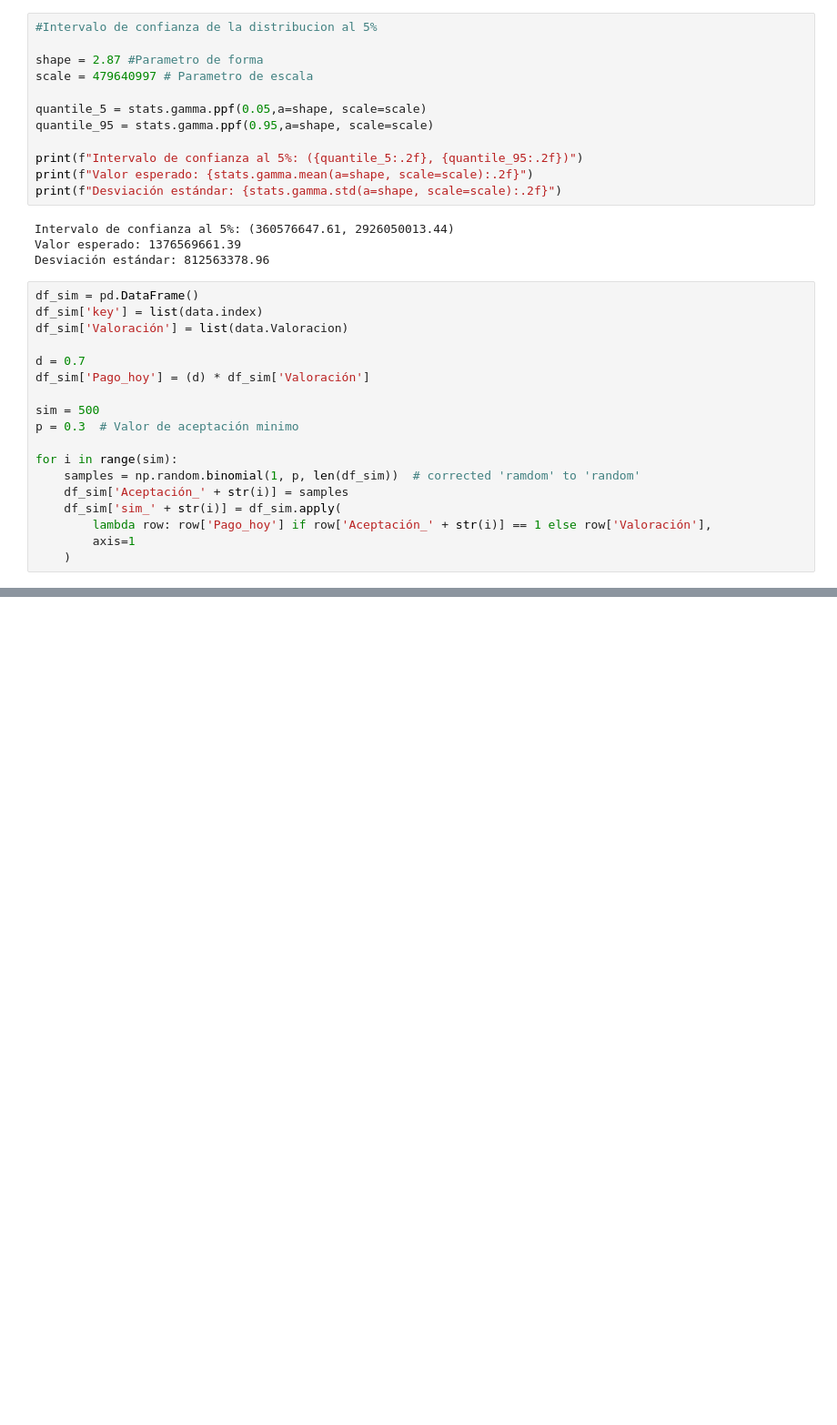
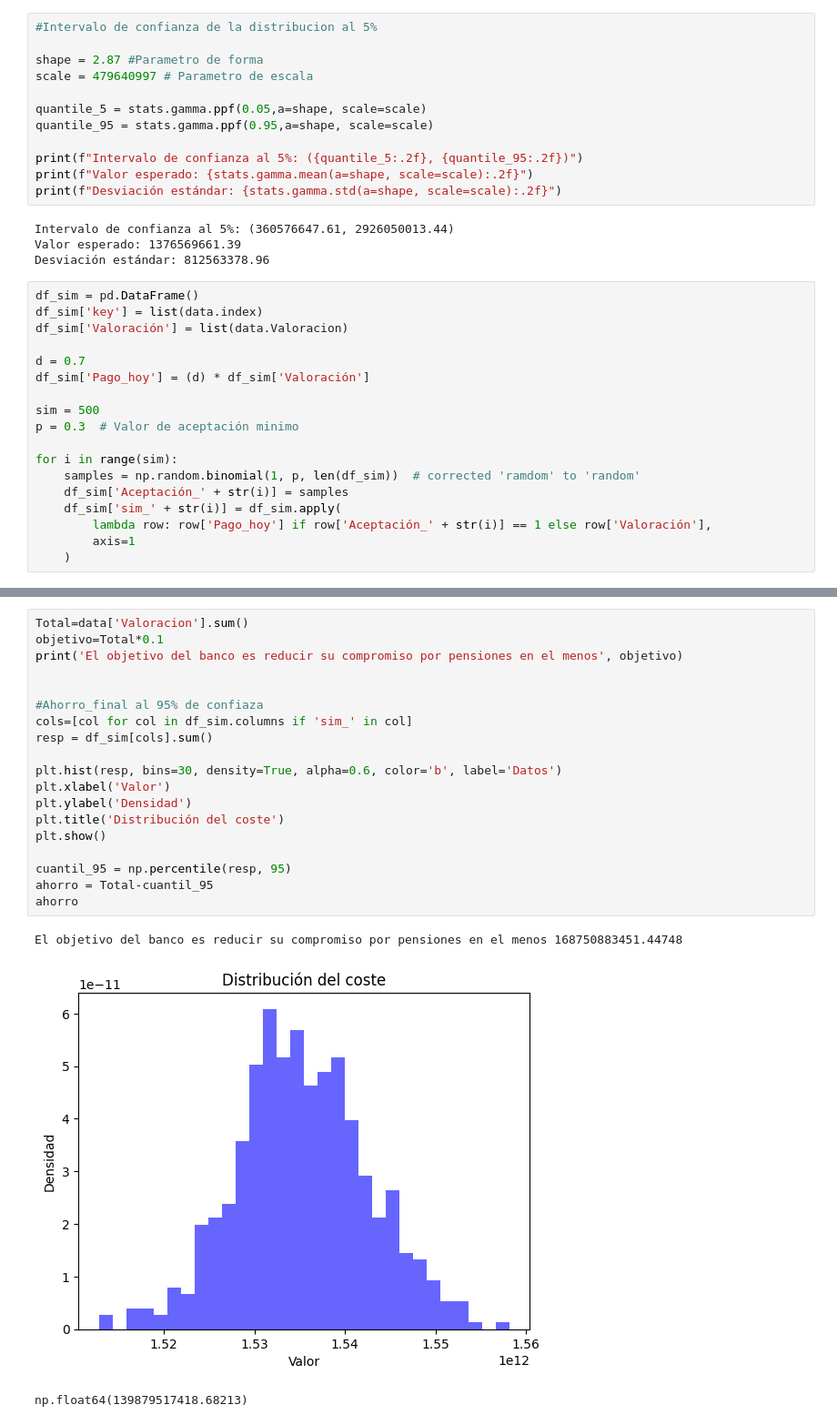
Before and after one commit to mateocivil10/pj_sa_202501, a Jupyter notebook: notebooks/Riesgo_longevidad.ipynb, the cells around one changed output, grey strips where cells are left out. Shown: that part at 91% size. Drawn from its saved outputs; the diff is of its cells as text; blank space fills up the shorter version.

```diff
--- a/notebooks/Riesgo_longevidad.ipynb
+++ b/notebooks/Riesgo_longevidad.ipynb
@@ -265,0 +272,23 @@ df_sim.head()
+# %%
+Total=data['Valoracion'].sum()
+objetivo=Total*0.1
+print('El objetivo del banco es reducir su compromiso por pensiones en el menos', objetivo)
+
+
+#Ahorro_final al 95% de confiaza
+cols=[col for col in df_sim.columns if 'sim_' in col]
+resp = df_sim[cols].sum()
+
+plt.hist(resp, bins=30, density=True, alpha=0.6, color='b', label='Datos')
+plt.xlabel('Valor')
+plt.ylabel('Densidad')
+plt.title('Distribución del coste')
+plt.show()
+
+cuantil_95 = np.percentile(resp, 95)
+ahorro = Total-cuantil_95
+ahorro
+# %% [output]
+El objetivo del banco es reducir su compromiso por pensiones en el menos 168750883451.44748
+[figure, added]
+np.float64(139879517418.68213)
```
Also changed, not shown: parts of 7 cells of this notebook.
